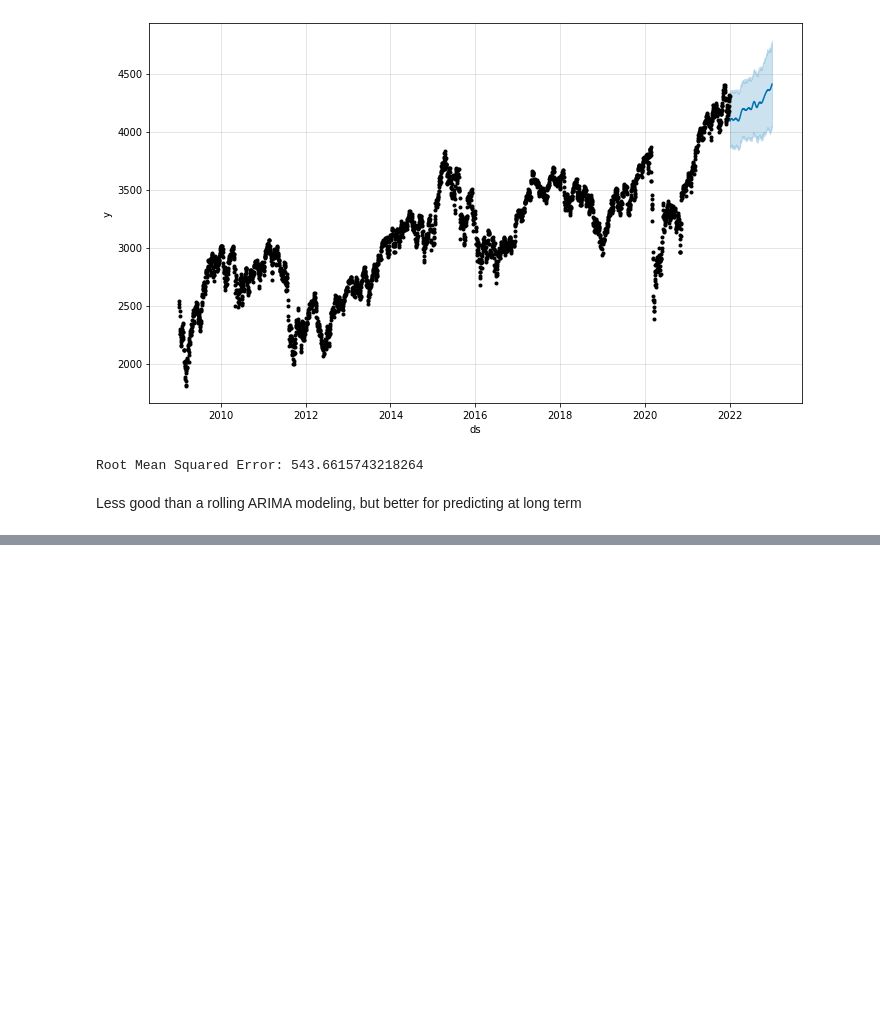
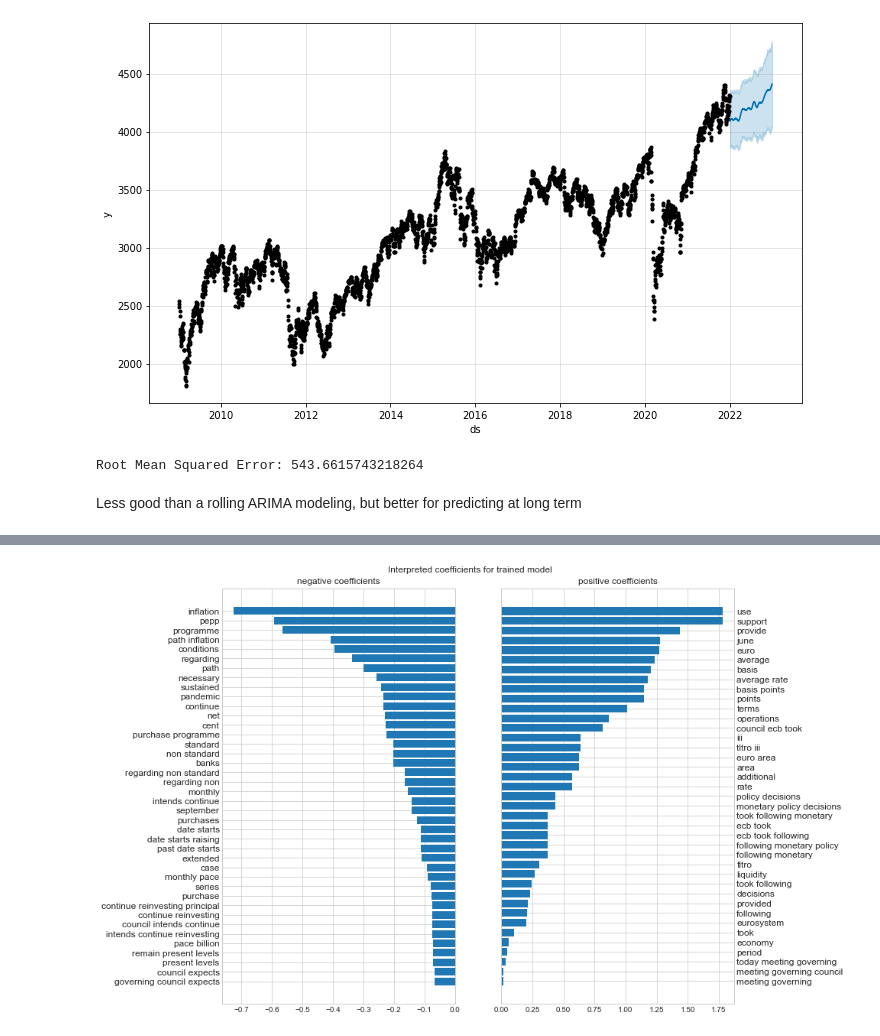
Before and after one commit to Emy-O/Projet_ML, a Jupyter notebook: recuperation_donnees (1).ipynb, the cells around one changed output, grey strips where cells are left out. Cells and saved outputs as stored; diff of their text form; code cells hidden in the pictures; blank space fills up the shorter version.

Commit message:
begin modelization + nlp

```diff
--- a/recuperation_donnees (1).ipynb
+++ b/recuperation_donnees (1).ipynb
@@ -644,0 +804,7 @@ Less good than a rolling ARIMA modeling, but better for predicting at long term
+# %%
+df = stoxx50_data[['Date','daily_pct_variation']]
+
+df = pd.merge(df,
+         df_statements.reset_index().drop_duplicates(),
+         on = "Date",
+         how = "left")
@@ -644,0 +827,28 @@ Less good than a rolling ARIMA modeling, but better for predicting at long term
+# %%
+from skfin.text import *
+
+est = Pipeline(
+    [
+        (
+            "tfidf",
+            TfidfVectorizer(
+                vocabulary=None,
+                ngram_range=(1, 3),
+                max_features=500,
+                stop_words="english",
+                token_pattern=r"\b[a-zA-Z]{3,}\b",
+            ),
+        ),
+        ("reg", ElasticNet(alpha=0.0075)),
+    ]
+)
+
+df_est = df.dropna()
+y = df_est["daily_pct_variation"].dropna()
+X = df_est["text"]
+est.fit(X, y)
+vocab_ = pd.Series(est.named_steps["tfidf"].vocabulary_).sort_values().index
+interpret_coef = pd.DataFrame(np.transpose(est.named_steps["reg"].coef_), index=vocab_)
+coefs_plot(interpret_coef, title="Interpreted coefficients for trained model")
+# %% [output]
+[figure, added]
```
Also changed, not shown: parts of 18 cells of this notebook, 14 other files.
